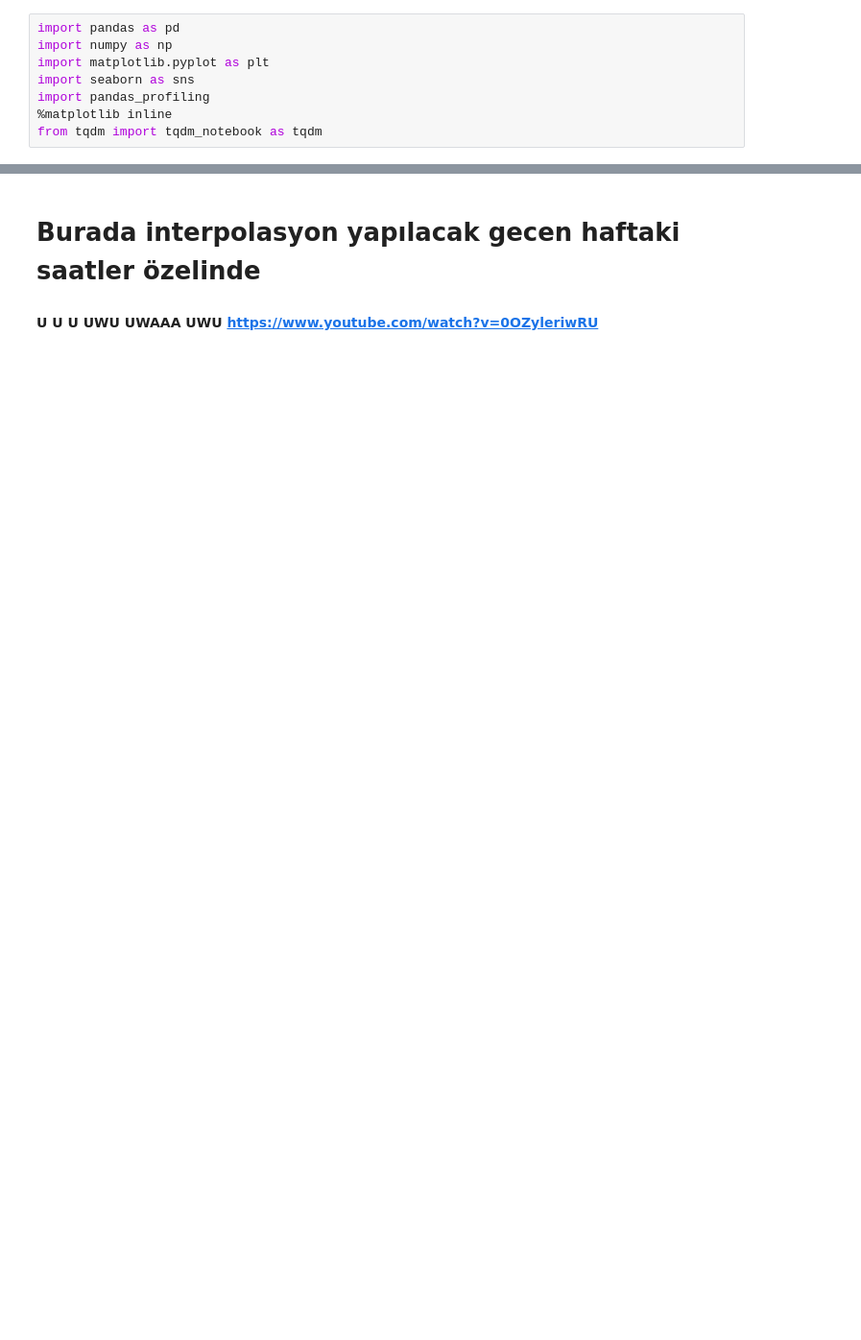
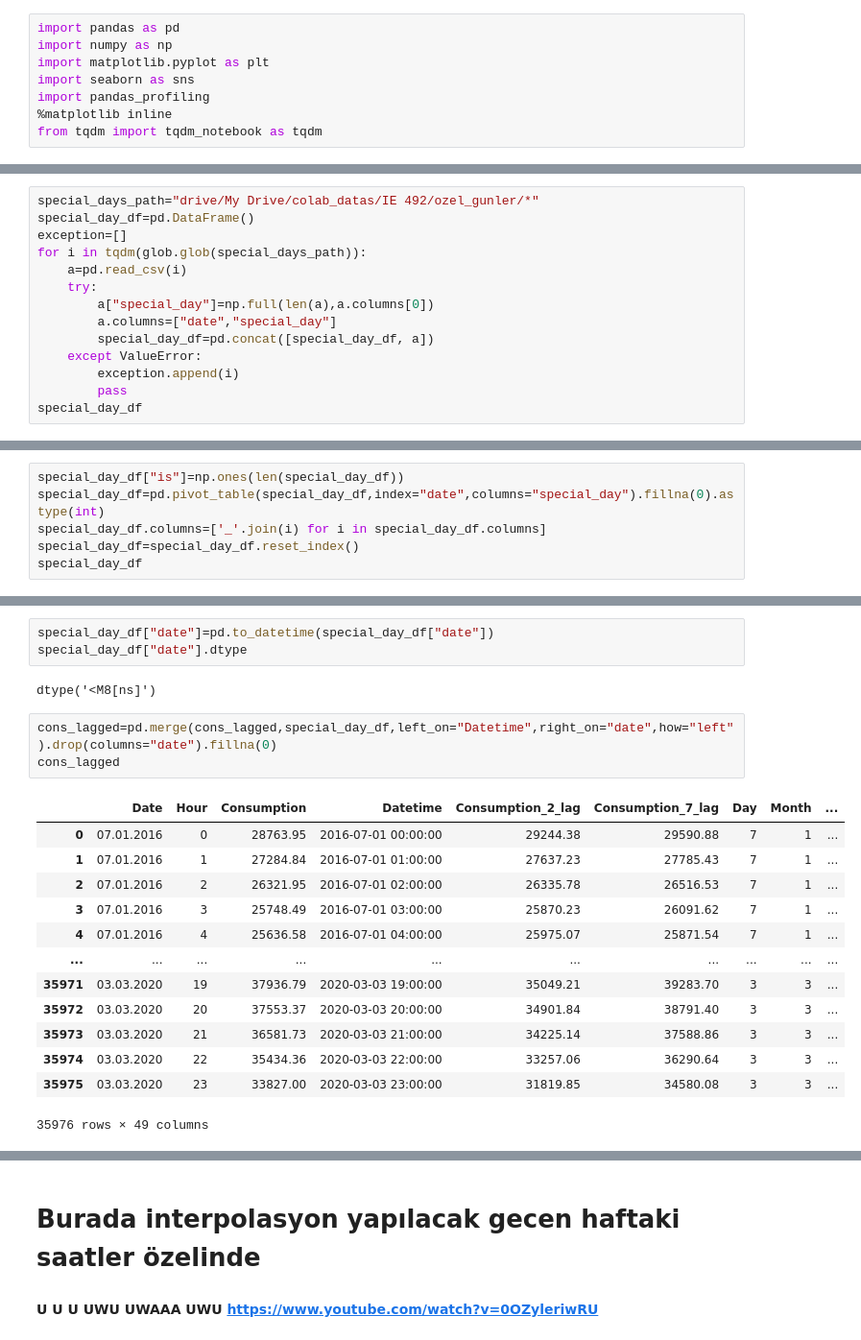
Before and after one commit to yakaralar/IE492, a Jupyter notebook: promotion_day_exclusion.ipynb, the cells around one changed output, grey strips where cells are left out. Shown at 96% size. Drawn from its saved outputs; the diff is of its cells as text; blank space fills up the shorter version.

Commit message:
Edited using Colaboratory

```diff
--- a/promotion_day_exclusion.ipynb
+++ b/promotion_day_exclusion.ipynb
@@ -45,0 +88,14 @@ from tqdm import tqdm_notebook as tqdm
+# %%
+special_days_path="drive/My Drive/colab_datas/IE 492/ozel_gunler/*"
+special_day_df=pd.DataFrame()
+exception=[]
+for i in tqdm(glob.glob(special_days_path)):
+    a=pd.read_csv(i)
+    try:
+        a["special_day"]=np.full(len(a),a.columns[0])
+        a.columns=["date","special_day"]
+        special_day_df=pd.concat([special_day_df, a])
+    except ValueError:
+        exception.append(i)
+        pass
+special_day_df
@@ -45,0 +119,6 @@ from tqdm import tqdm_notebook as tqdm
+# %%
+special_day_df["is"]=np.ones(len(special_day_df))
+special_day_df=pd.pivot_table(special_day_df,index="date",columns="special_day").fillna(0).astype(int)
+special_day_df.columns=['_'.join(i) for i in special_day_df.columns]
+special_day_df=special_day_df.reset_index()
+special_day_df
@@ -45,0 +167,22 @@ from tqdm import tqdm_notebook as tqdm
+# %%
+special_day_df["date"]=pd.to_datetime(special_day_df["date"])
+special_day_df["date"].dtype
+# %% [output]
+dtype('<M8[ns]')
+# %%
+cons_lagged=pd.merge(cons_lagged,special_day_df,left_on="Datetime",right_on="date",how="left").drop(columns="date").fillna(0)
+cons_lagged
+# %% [output]
+|  | Date | Hour | Consumption | Datetime | Consumption_2_lag | Consumption_7_lag | Day | Month | ... |
+| 0 | 07.01.2016 | 0 | 28763.95 | 2016-07-01 00:00:00 | 29244.38 | 29590.88 | 7 | 1 | ... |
+| 1 | 07.01.2016 | 1 | 27284.84 | 2016-07-01 01:00:00 | 27637.23 | 27785.43 | 7 | 1 | ... |
+| 2 | 07.01.2016 | 2 | 26321.95 | 2016-07-01 02:00:00 | 26335.78 | 26516.53 | 7 | 1 | ... |
+| 3 | 07.01.2016 | 3 | 25748.49 | 2016-07-01 03:00:00 | 25870.23 | 26091.62 | 7 | 1 | ... |
+| 4 | 07.01.2016 | 4 | 25636.58 | 2016-07-01 04:00:00 | 25975.07 | 25871.54 | 7 | 1 | ... |
+| ... | ... | ... | ... | ... | ... | ... | ... | ... | ... |
+| 35971 | 03.03.2020 | 19 | 37936.79 | 2020-03-03 19:00:00 | 35049.21 | 39283.70 | 3 | 3 | ... |
+| 35972 | 03.03.2020 | 20 | 37553.37 | 2020-03-03 20:00:00 | 34901.84 | 38791.40 | 3 | 3 | ... |
+| 35973 | 03.03.2020 | 21 | 36581.73 | 2020-03-03 21:00:00 | 34225.14 | 37588.86 | 3 | 3 | ... |
+| 35974 | 03.03.2020 | 22 | 35434.36 | 2020-03-03 22:00:00 | 33257.06 | 36290.64 | 3 | 3 | ... |
+| 35975 | 03.03.2020 | 23 | 33827.00 | 2020-03-03 23:00:00 | 31819.85 | 34580.08 | 3 | 3 | ... |
+35976 rows × 49 columns
```
Also changed, not shown: parts of 17 cells of this notebook.
